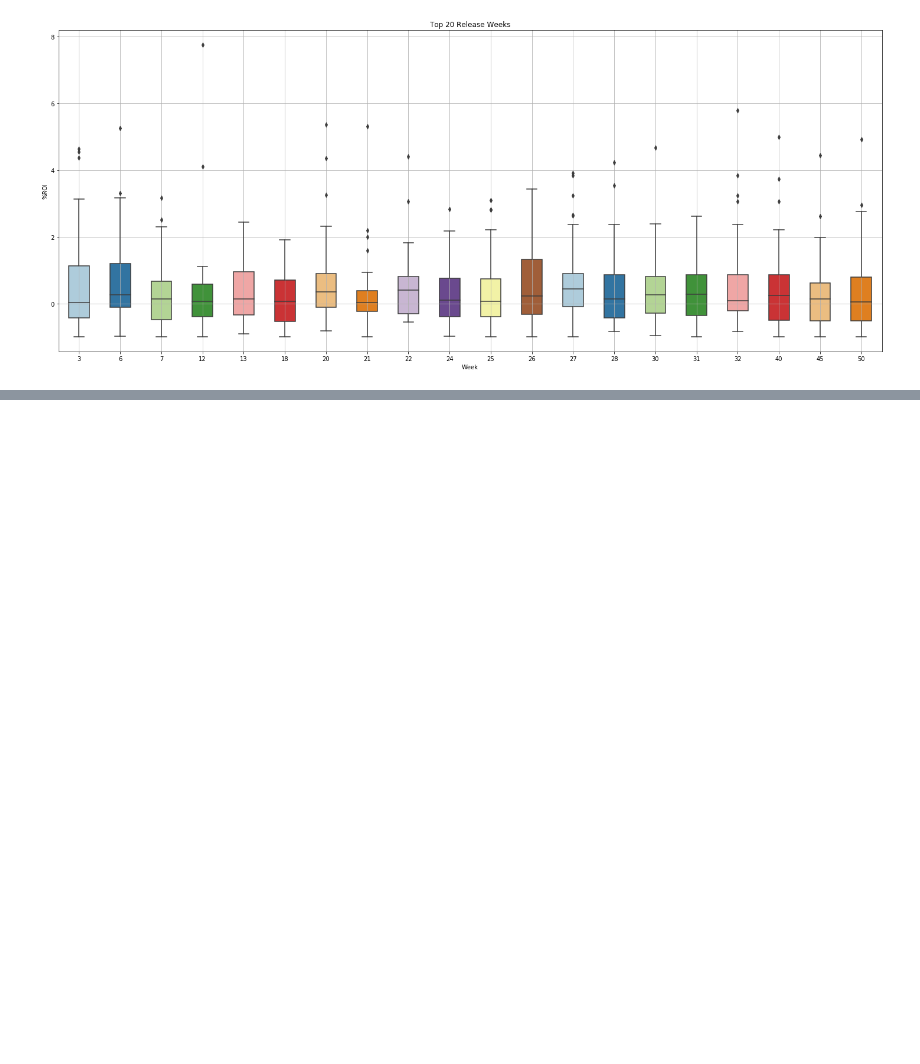
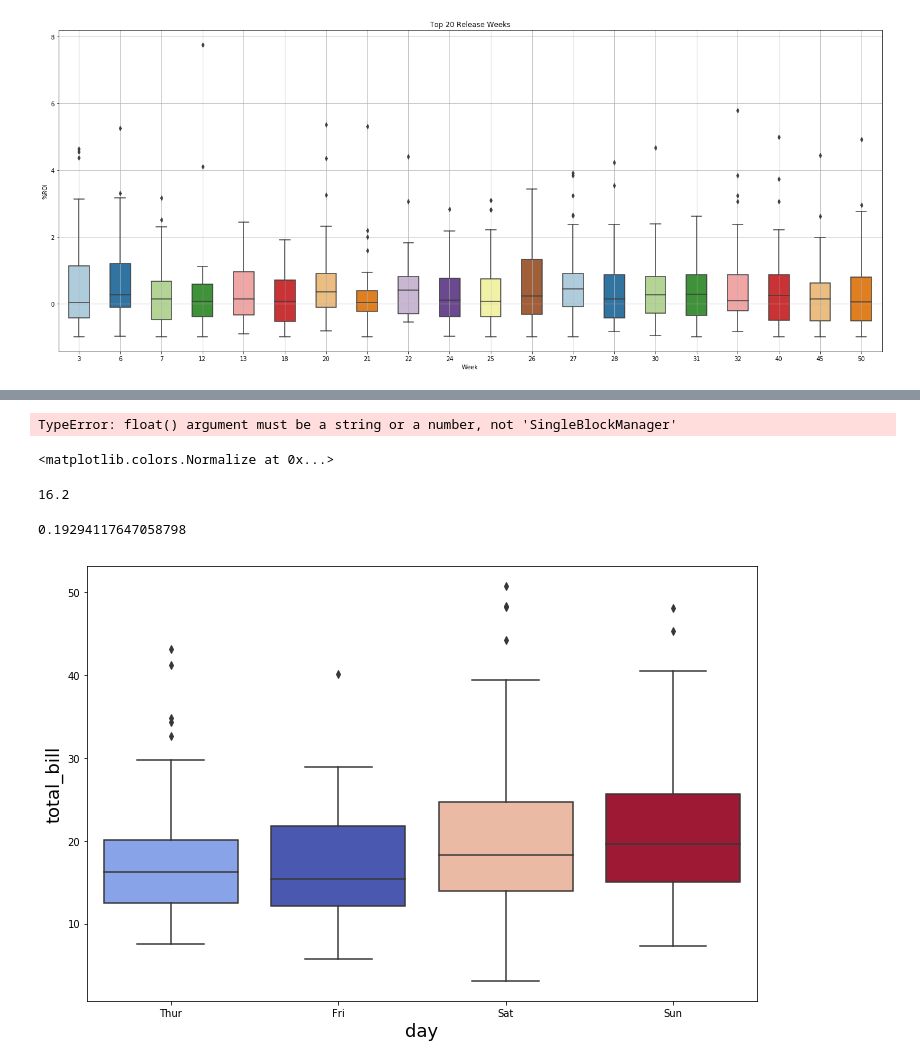
Before and after one commit to CristinaTRico/Mod1Project, a Jupyter notebook: ByWeekAnalysis.ipynb, the cells around one changed output, grey strips where cells are left out. Saved outputs shown, nothing was run; the diff lists cells and outputs as text; code cells hidden in the pictures; blank space fills up the shorter version.

```diff
--- a/ByWeekAnalysis.ipynb
+++ b/ByWeekAnalysis.ipynb
@@ -74,0 +162,37 @@ plt.title("Top 20 Release Weeks");
+# %%
+df = sns.load_dataset("tips")
+
+median_vals = df.groupby('day')['total_bill'].median()
+norm = plt.Normalize(median_vals.min(), median_vals.max())
+colors = plt.cm.coolwarm(norm(median_vals))
+
+plt.figure(figsize=(12,8))
+ax = sns.boxplot(x="day", y="total_bill", data=df, palette=colors)
+plt.show()
+# %% [output]
+TypeError: float() argument must be a string or a number, not 'SingleBlockManager'
+# %%
+norm
+# %% [output]
+<matplotlib.colors.Normalize at 0x...>
+# %%
+median_vals[0]
+# %% [output]
+16.2
+# %%
+norm(median_vals[0])
+# %% [output]
+0.19294117647058798
+# %%
+df = sns.load_dataset("tips")
+
+median_vals = df.groupby('day')['total_bill'].median()
+norm = plt.Normalize(median_vals.min(), median_vals.max())
+median_vals = median_vals.tolist()
+colors = plt.cm.coolwarm(norm(median_vals))
+
+plt.figure(figsize=(12,8))
+ax = sns.boxplot(x="day", y="total_bill", data=df, palette=colors)
+plt.show()
+# %% [output]
+[figure, added]
```
Also changed, not shown: parts of 8 cells of this notebook.
